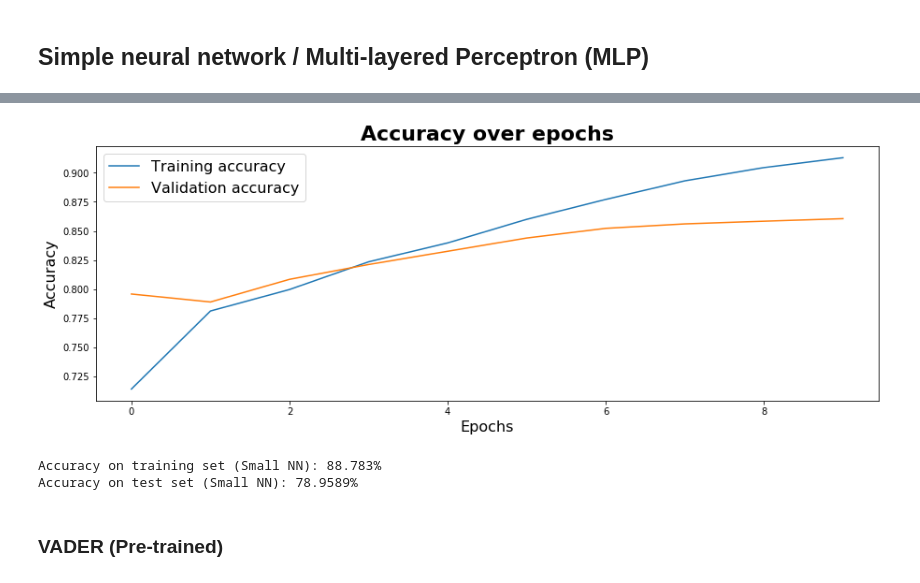
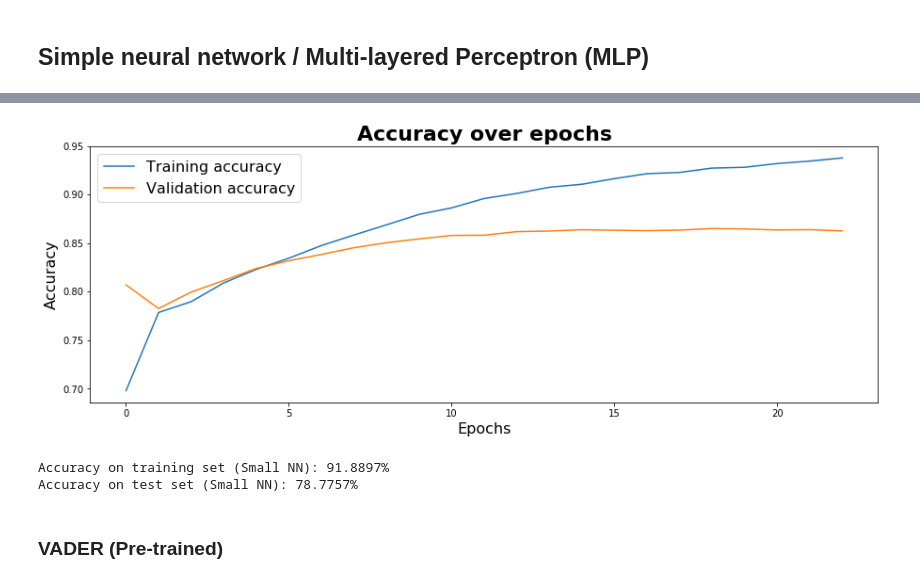
Before and after one commit to dharmsen/DBLDataChallenge, a Jupyter notebook: sentiment_models/Sentiment_models_overview(80%_accuracy_with_nn).ipynb, the cells around one changed output, grey strips where cells are left out. Saved outputs shown, nothing was run; the diff lists cells and outputs as text; code cells hidden in the pictures.

Commit message:
Added dropout to neural network architecture

```diff
--- a/sentiment_models/Sentiment_models_overview(80%_accuracy_with_nn).ipynb
+++ b/sentiment_models/Sentiment_models_overview(80%_accuracy_with_nn).ipynb
@@ -346,21 +347,23 @@ onehot_encoded_val = onehot_encoder.fit_transform(integer_encoded_val)
 initializer = keras.initializers.he_normal(seed=seed)
 activation = keras.activations.elu
 optimizer = keras.optimizers.Adam(lr=0.0002, beta_1=0.9, beta_2=0.999, epsilon=1e-8)
+es = EarlyStopping(monitor='val_acc', mode='max', verbose=1, patience=4)
 
 model = Sequential()
 model.add(Dense(20, activation=activation, kernel_initializer=initializer, input_dim=X_train.shape[1]))
+model.add(Dropout(0.5))
 model.add(Dense(3, activation='softmax', kernel_initializer=initializer))
 model.compile(optimizer=optimizer,
               loss='binary_crossentropy',
               metrics=['accuracy'])
 
 # Hyperparameters
-epochs = 10
+epochs = 50
 batch_size = 32
 
 hist = model.fit_generator(generator=batch_generator(X_train, onehot_encoded_train, batch_size=batch_size, shuffle=True),
-                    epochs=epochs, validation_data=(X_val, onehot_encoded_val),
-                    steps_per_epoch=X_train.shape[0]/batch_size)
+                           epochs=epochs, validation_data=(X_val, onehot_encoded_val),
+                           steps_per_epoch=X_train.shape[0]/batch_size, callbacks=[es])
 # %% [output]
 WARNING:tensorflow:From /anaconda3/lib/python3.6/site-packages/tensorflow/python/framework/op_def_library.py:263: colocate_with (from tensorflow.python.framework.ops) is deprecated and will be removed ...
 Instructions for updating:
@@ -382,19 +385,22 @@ Wall time: 13.7 s
 # %%
 # Visualize Accuracy
 acc = hist.history['acc']
 val_acc = hist.history['val_acc']
-n_epochs = range(epochs)
+
+# Get the amount of epochs for visualization
+stopped_epoch = es.stopped_epoch
+n_epochs = range(stopped_epoch+1)
 
 plt.figure(figsize=(15,5))
 plt.plot(n_epochs, acc)
 plt.plot(n_epochs, val_acc)
 plt.title('Accuracy over epochs', weight='bold', fontsize=22)
 plt.xlabel('Epochs', fontsize=16)
 plt.ylabel('Accuracy', fontsize=16)
 plt.legend(['Training accuracy', 'Validation accuracy'], fontsize=16)
 plt.show()
 # %% [output]
-[figure, old version]
+[figure, new version]
 # %%
 # Check results of neural network
 train_pred = [np.argmax(pred) for pred in model.predict(X_train)]
@@ -402,8 +408,8 @@ val_pred = [np.argmax(pred) for pred in model.predict(X_val)]
 print(f'Accuracy on training set (Small NN): {round(accuracy_score(target_train, train_pred)*100, 4)}%')
 print(f'Accuracy on test set (Small NN): {round(accuracy_score(target_val, val_pred)*100, 4)}%')
 # %% [output]
-Accuracy on training set (Small NN): 88.783%
-Accuracy on test set (Small NN): 78.9589%
+Accuracy on training set (Small NN): 91.8897%
+Accuracy on test set (Small NN): 78.7757%
 # %% [markdown]
 ### VADER (Pre-trained)
 # %%
```
Also changed, not shown: parts of 3 cells of this notebook.
